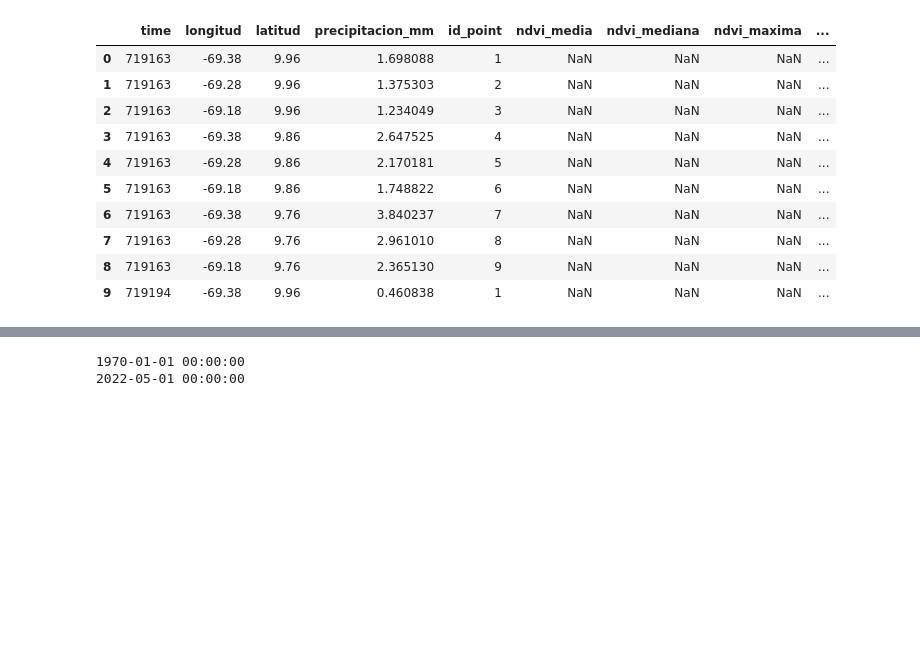
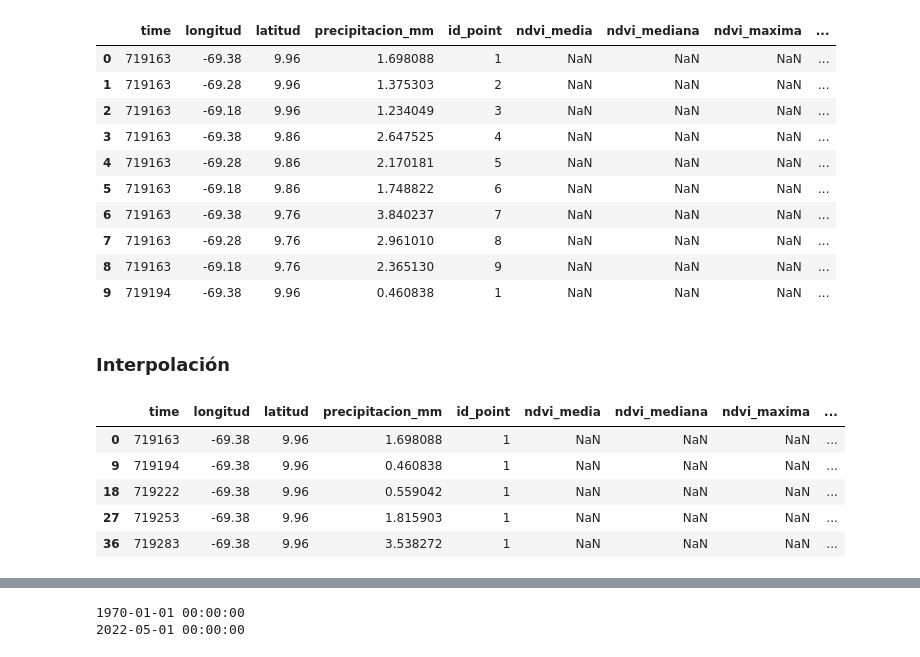
Before and after one commit to esglobe/geet-metview, a Jupyter notebook: terepaima/code/6_meteorological_data.ipynb, the cells around one changed output, grey strips where cells are left out. Drawn from its saved outputs; the diff is of its cells as text; code cells hidden in the pictures; blank space fills up the shorter version.

```diff
--- a/terepaima/code/6_meteorological_data.ipynb
+++ b/terepaima/code/6_meteorological_data.ipynb
@@ -241,4 +243,41 @@ pd_integracion.head(10)
 | 7 | 719163 | -69.28 | 9.76 | 2.961010 | 8 | NaN | NaN | NaN | ... |
 | 8 | 719163 | -69.18 | 9.76 | 2.365130 | 9 | NaN | NaN | NaN | ... |
 | 9 | 719194 | -69.38 | 9.96 | 0.460838 | 1 | NaN | NaN | NaN | ... |
+# %% [markdown]
+### Interpolación
+# %%
+list_interpolate = []
+
+for id in pd_integracion.sort_values('id_point',ascending=True).id_point.unique():
+
+    pd_interpolate = pd_integracion\
+                                .query(f'id_point=={id}')\
+                                .sort_values('periodo',ascending=True)
+
+    pd_interpolate['ndvi_media'] = pd_interpolate['ndvi_media'].interpolate(method="linear")
+
+    list_interpolate.append(pd_interpolate)
+
+pd_interpolate = pd.concat(list_interpolate)[['time',
+                                            'longitud',
+                                            'latitud',
+                                            'precipitacion_mm',
+                                            'id_point',
+                                            'ndvi_media',
+                                            'ndvi_mediana',
+                                            'ndvi_maxima',
+                                            'elevacion_media',
+                                            'elevacion_mediana',
+                                            'elevacion_maxima',
+                                            'time_actualizacion',
+                                            'park']]
+
+pd_interpolate.head()
+# %% [output]
+|  | time | longitud | latitud | precipitacion_mm | id_point | ndvi_media | ndvi_mediana | ndvi_maxima | ... |
+| 0 | 719163 | -69.38 | 9.96 | 1.698088 | 1 | NaN | NaN | NaN | ... |
+| 9 | 719194 | -69.38 | 9.96 | 0.460838 | 1 | NaN | NaN | NaN | ... |
+| 18 | 719222 | -69.38 | 9.96 | 0.559042 | 1 | NaN | NaN | NaN | ... |
+| 27 | 719253 | -69.38 | 9.96 | 1.815903 | 1 | NaN | NaN | NaN | ... |
+| 36 | 719283 | -69.38 | 9.96 | 3.538272 | 1 | NaN | NaN | NaN | ... |
 # %%
```
Also changed, not shown: parts of 7 cells of this notebook, 1 other file.
